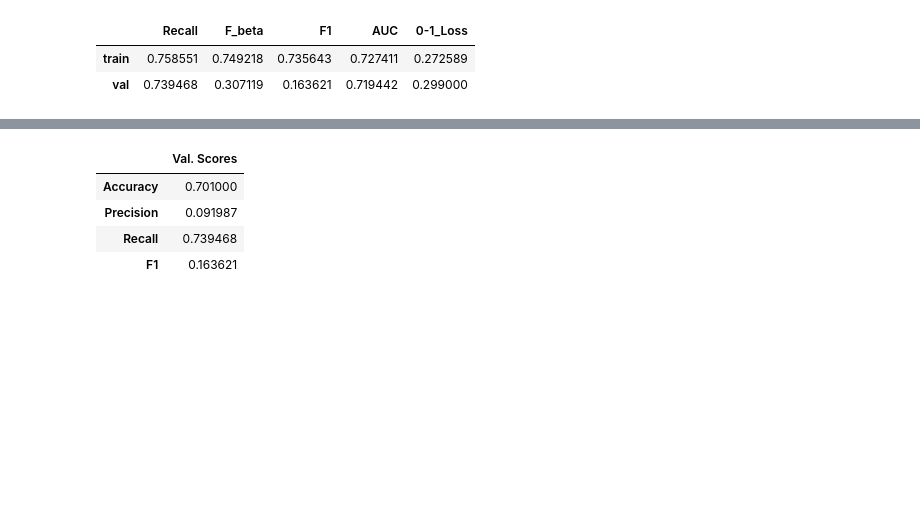
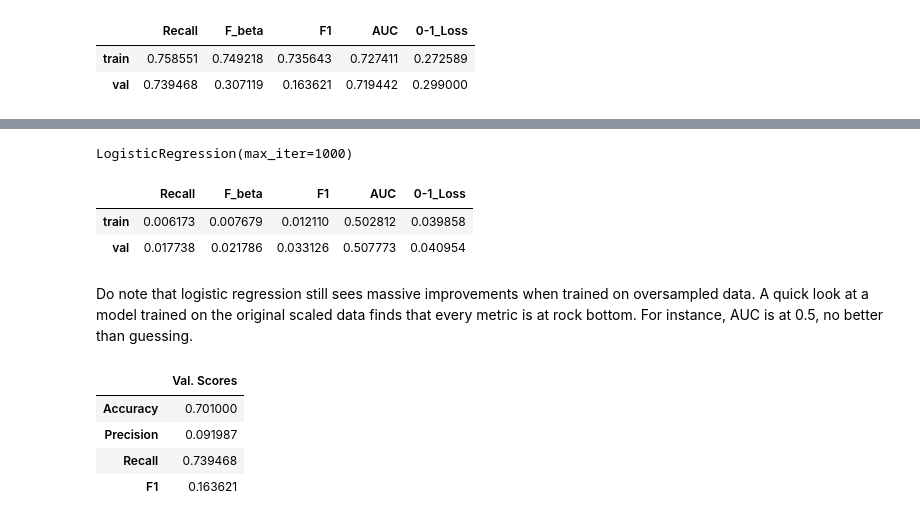
Before and after one commit to hhboorstein/ds_portfolio, a Jupyter notebook: Santander_Customer_Satisfaction.ipynb, the cells around one changed output, grey strips where cells are left out. Saved outputs shown, nothing was run; the diff lists cells and outputs as text; code cells hidden in the pictures; blank space fills up the shorter version.

```diff
--- a/Santander_Customer_Satisfaction.ipynb
+++ b/Santander_Customer_Satisfaction.ipynb
@@ -1026,3 +1011,18 @@ get_scores(lr,sample='over',output='pandas')
+# %%
+# logistic regression on non-oversampled data
+logit=LogisticRegression(max_iter=1000)
+
+logit.fit(X_ts,y_train)
+# %% [output]
+LogisticRegression(max_iter=1000)
+# %%
+get_scores(logit,output='pandas')
+# %% [output]
+|  | Recall | F_beta | F1 | AUC | 0-1_Loss |
+| train | 0.006173 | 0.007679 | 0.012110 | 0.502812 | 0.039858 |
+| val | 0.017738 | 0.021786 | 0.033126 | 0.507773 | 0.040954 |
+# %% [markdown]
+Do note that logistic regression still sees massive improvements when trained on oversampled data. A quick look at a model trained on the original scaled data finds that every metric is at rock bottom. For instance, AUC is at 0.5, no better than guessing.
 # %%
 ch(lr)
 # %% [output]
```
Also changed, not shown: parts of 39 cells of this notebook.
